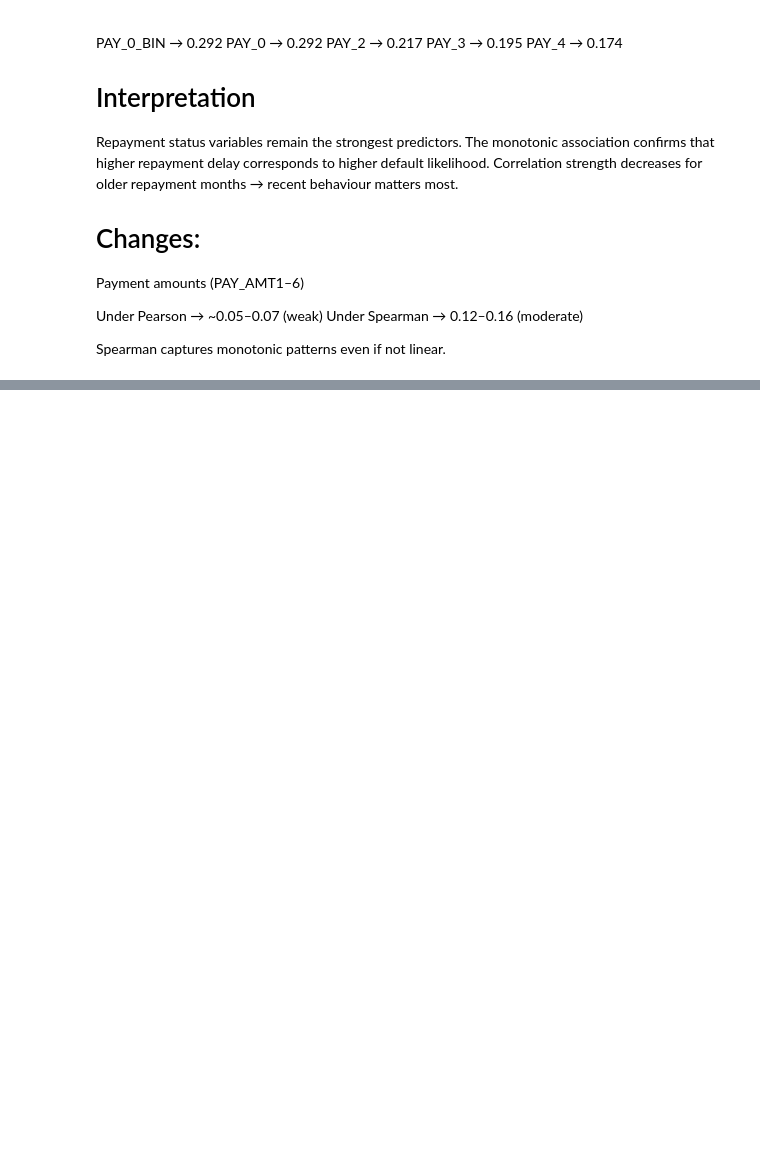
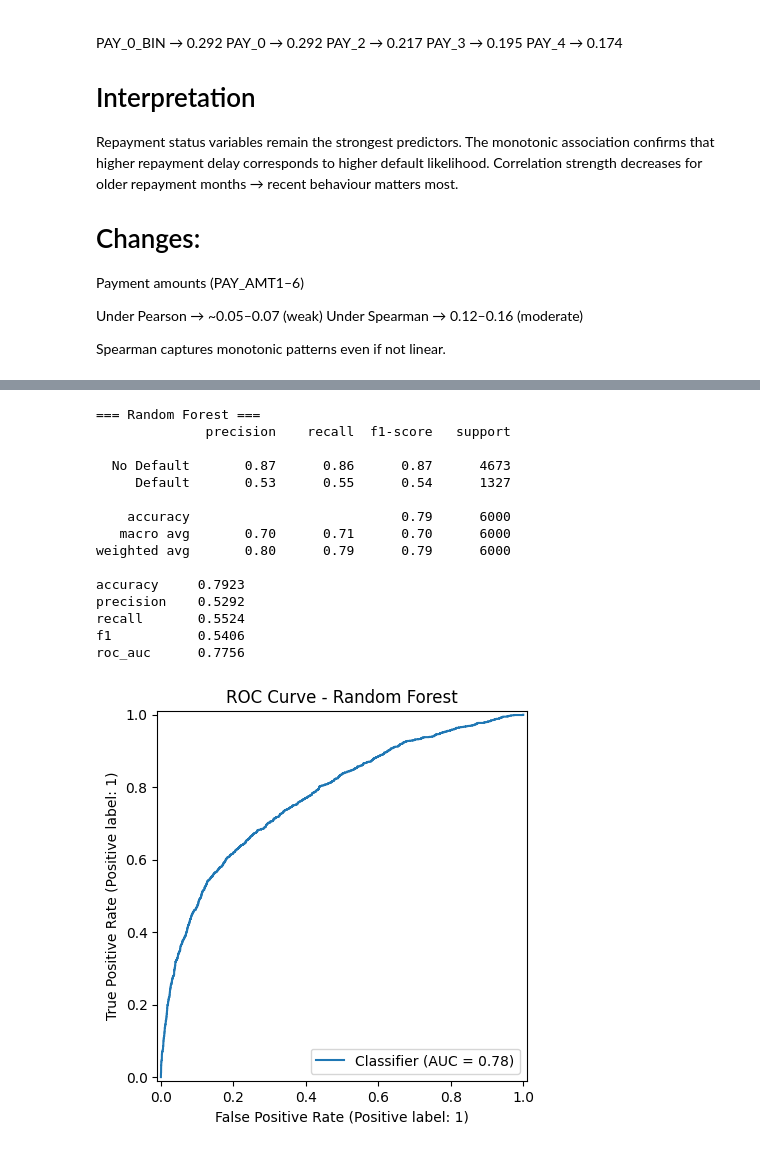
Before and after one commit to Kay79SL/Credit-Risk-Score-ML, a Jupyter notebook: data/raw/df_raw_risk_pd.ipynb, the cells around one changed output, grey strips where cells are left out. Drawn from its saved outputs; the diff is of its cells as text; code cells hidden in the pictures; blank space fills up the shorter version.

```diff
--- a/data/raw/df_raw_risk_pd.ipynb
+++ b/data/raw/df_raw_risk_pd.ipynb
@@ -966,0 +1204,47 @@ df_fe["PAY_RATIO_6M_MEAN"] = df_fe[[f"PAY_RATIO{i}" for i in range(1,7)]].mean(a
+# %%
+# =============================================================================
+# BASELINE MODEL - RANDOM FOREST
+# =============================================================================
+
+rf_pipe = Pipeline([
+    ("prep", preprocess),
+    ("model", RandomForestClassifier(
+        class_weight="balanced",
+        n_estimators=300,
+        min_samples_leaf=10,
+        n_jobs=-1,
+        random_state=42
+    ))
+])
+
+rf_pipe.fit(X_train, y_train)
+
+y_pred_rf = rf_pipe.predict(X_test)
+y_prob_rf = rf_pipe.predict_proba(X_test)[:, 1]
+
+rf_metrics = get_metrics(y_test, y_prob_rf)
+
+print("=== Random Forest ===")
+print(classification_report(y_test, y_pred_rf, target_names=["No Default", "Default"]))
+print(pd.Series(rf_metrics).round(4).to_string())
+
+RocCurveDisplay.from_predictions(y_test, y_prob_rf)
+plt.title("ROC Curve - Random Forest")
+plt.show()
+# %% [output]
+=== Random Forest ===
+              precision    recall  f1-score   support
+
+  No Default       0.87      0.86      0.87      4673
+     Default       0.53      0.55      0.54      1327
+
+    accuracy                           0.79      6000
+   macro avg       0.70      0.71      0.70      6000
+weighted avg       0.80      0.79      0.79      6000
+
+accuracy     0.7923
+precision    0.5292
+recall       0.5524
+f1           0.5406
+roc_auc      0.7756
+[figure, added]
```
Also changed, not shown: parts of 30 cells of this notebook.
